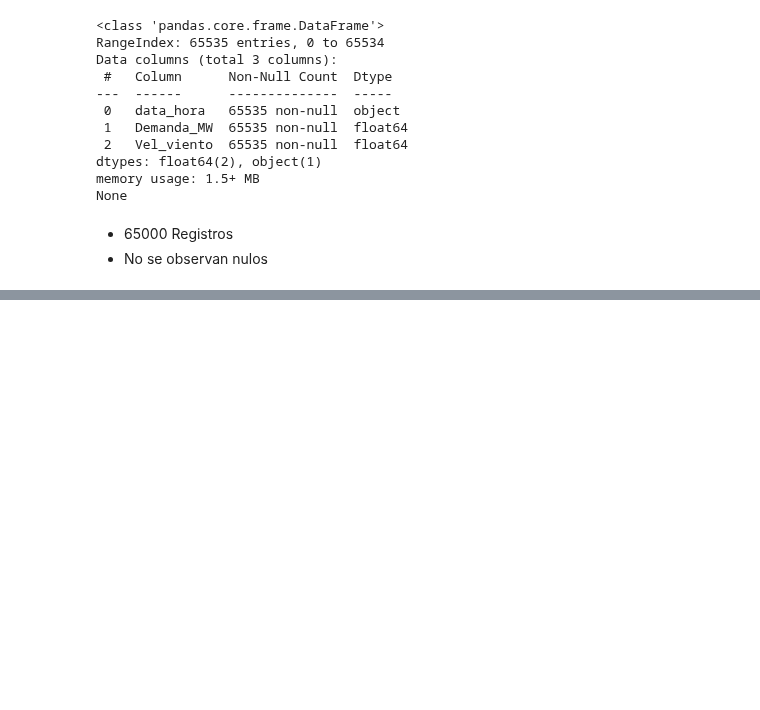
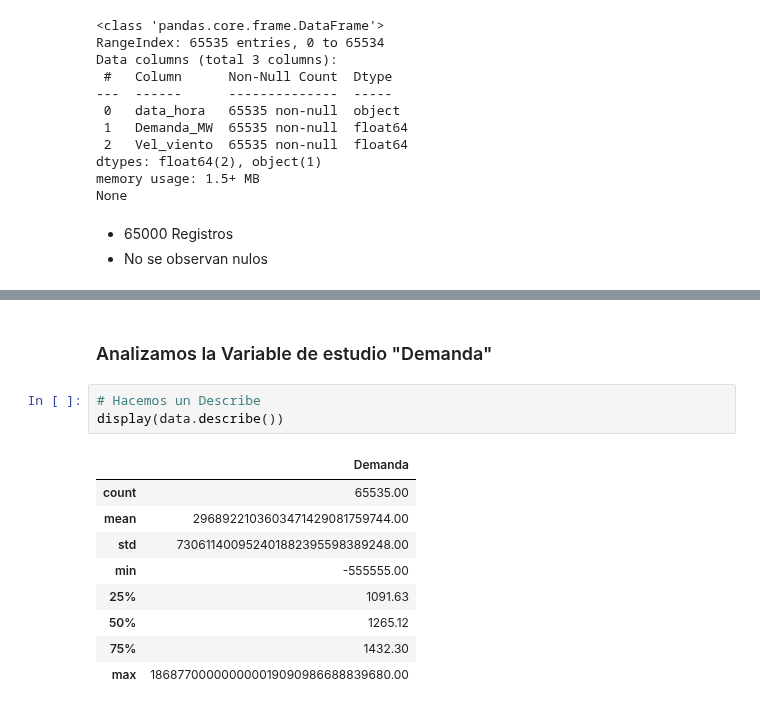
Before and after one commit to AndresMontesDeOca/TimeSeries, a Jupyter notebook: TP1.ipynb, the cells around one changed output, grey strips where cells are left out. Saved outputs shown, nothing was run; the diff lists cells and outputs as text; blank space fills up the shorter version.

```diff
--- a/TP1.ipynb
+++ b/TP1.ipynb
@@ -88,0 +92,15 @@ display(data.head())
+# %% [markdown]
+### Analizamos la Variable de estudio "Demanda"
+# %%
+# Hacemos un Describe
+display(data.describe())
+# %% [output]
+|  | Demanda |
+| count | 65535.00 |
+| mean | 2968922103603471429081759744.00 |
+| std | 730611400952401882395598389248.00 |
+| min | -555555.00 |
+| 25% | 1091.63 |
+| 50% | 1265.12 |
+| 75% | 1432.30 |
+| max | 186877000000000019090986688839680.00 |
```
Also changed, not shown: parts of 7 cells of this notebook.
